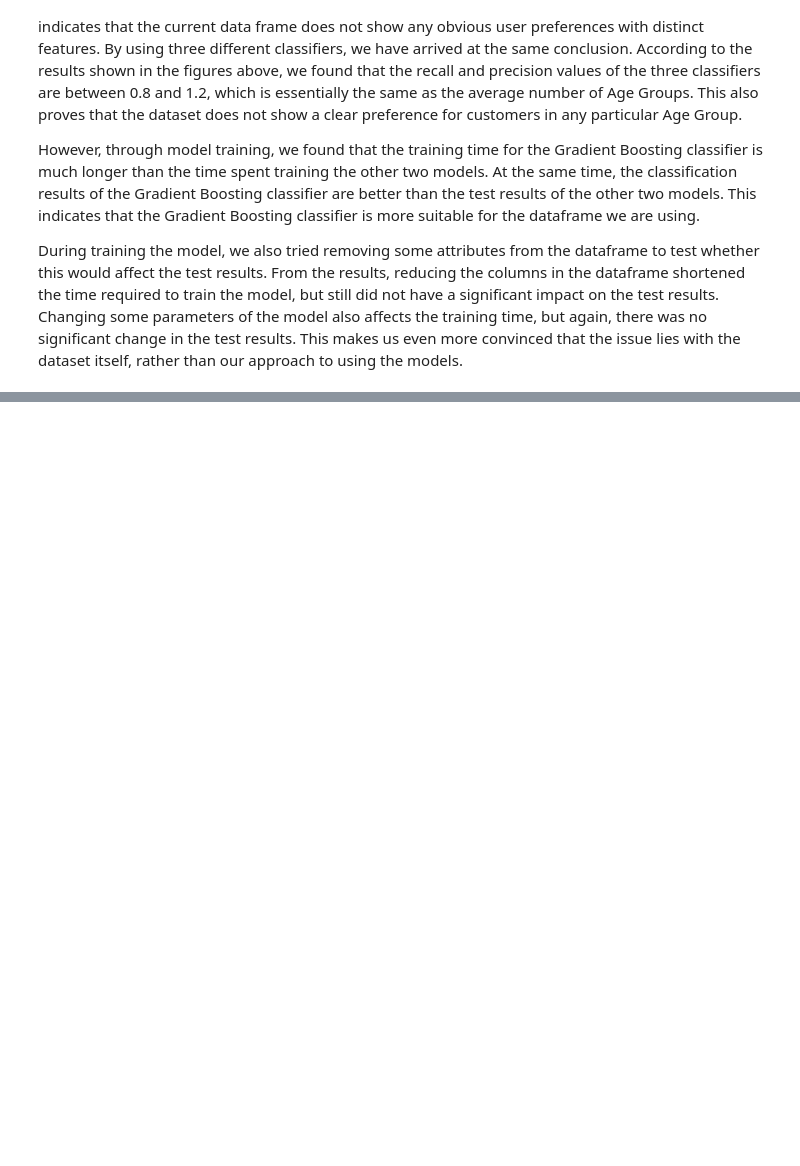
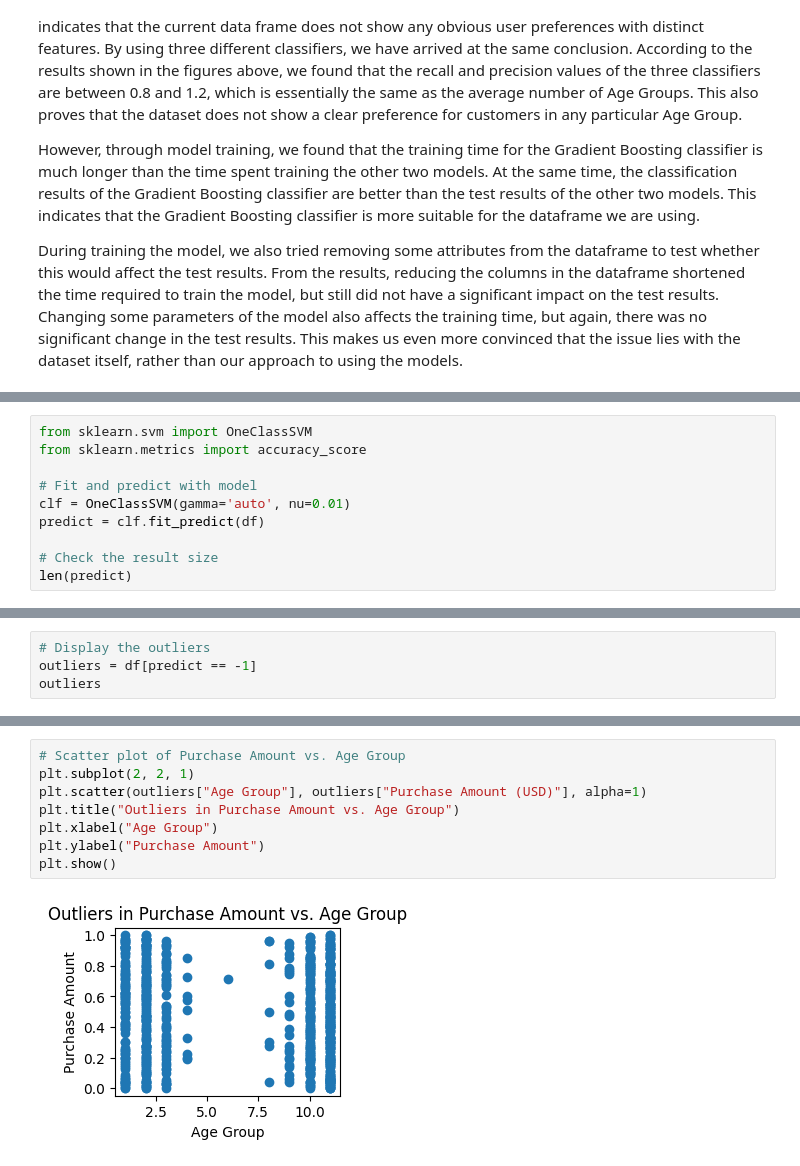
Before and after one commit to uOttawa-Collabs/CSI4142-Winter-2024-Project, a Jupyter notebook: Data Mining.ipynb, the cells around one changed output, grey strips where cells are left out. Cells and saved outputs as stored; diff of their text form; blank space fills up the shorter version.

```diff
--- a/Data Mining.ipynb
+++ b/Data Mining.ipynb
@@ -478,0 +486,10 @@ During training the model, we also tried removing some attributes from the dataf
+# %%
+from sklearn.svm import OneClassSVM
+from sklearn.metrics import accuracy_score
+
+# Fit and predict with model
+clf = OneClassSVM(gamma='auto', nu=0.01)
+predict = clf.fit_predict(df)
+
+# Check the result size
+len(predict)
@@ -478,0 +498,4 @@ During training the model, we also tried removing some attributes from the dataf
+# %%
+# Display the outliers
+outliers = df[predict == -1]
+outliers
@@ -478,0 +534,10 @@ During training the model, we also tried removing some attributes from the dataf
+# %%
+# Scatter plot of Purchase Amount vs. Age Group
+plt.subplot(2, 2, 1)
+plt.scatter(outliers["Age Group"], outliers["Purchase Amount (USD)"], alpha=1)
+plt.title("Outliers in Purchase Amount vs. Age Group")
+plt.xlabel("Age Group")
+plt.ylabel("Purchase Amount")
+plt.show()
+# %% [output]
+[figure, added]
```
Also changed, not shown: parts of 12 cells of this notebook.
